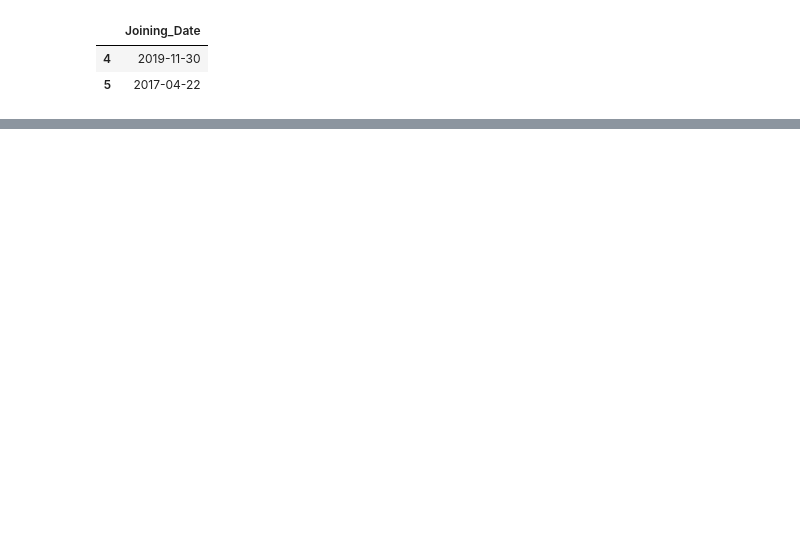
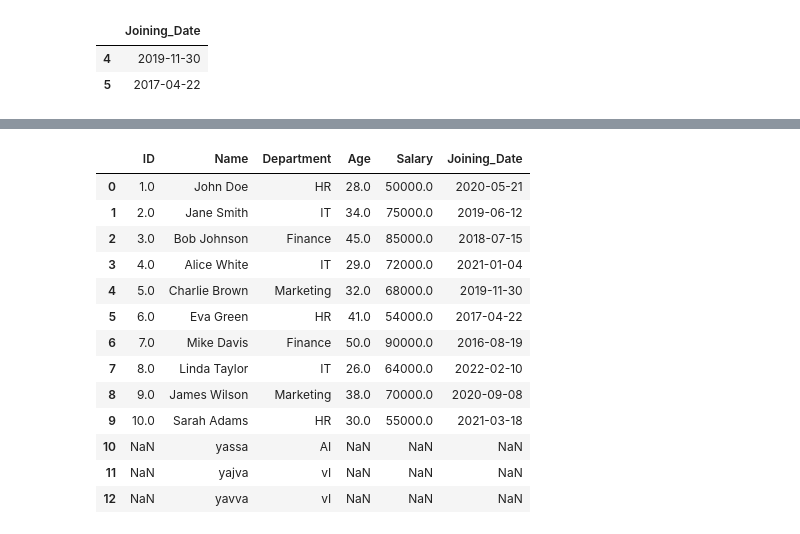
Before and after one commit to yassa404/EgyptDigitalAI_Track, a Jupyter notebook: python/on session/Pandas.ipynb, the cells around one changed output, grey strips where cells are left out. Cells and saved outputs as stored; diff of their text form; code cells hidden in the pictures; blank space fills up the shorter version.

```diff
--- a/python/on session/Pandas.ipynb
+++ b/python/on session/Pandas.ipynb
@@ -446,0 +505,3 @@ data.iloc[[3,4],-1:]
+# %%
+df=pd.read_csv(path)
+df
@@ -446,0 +520,3 @@ data.iloc[[3,4],-1:]
+# %%
+hazem={'Name':'yassa','Department':'AI'}
+df.loc[len(df)]=hazem
@@ -446,0 +575,3 @@ data.iloc[[3,4],-1:]
+# %%
+hajvem={'Name':'yajva','Department':'vI'}
+df.loc[len(df)]=havvem
@@ -446,0 +604,20 @@ data.iloc[[3,4],-1:]
+# %%
+havvem={'Name':'yavva','Department':'vI'}
+df.loc[len(df)]=havvem
+# %%
+df
+# %% [output]
+|  | ID | Name | Department | Age | Salary | Joining_Date |
+| 0 | 1.0 | John Doe | HR | 28.0 | 50000.0 | 2020-05-21 |
+| 1 | 2.0 | Jane Smith | IT | 34.0 | 75000.0 | 2019-06-12 |
+| 2 | 3.0 | Bob Johnson | Finance | 45.0 | 85000.0 | 2018-07-15 |
+| 3 | 4.0 | Alice White | IT | 29.0 | 72000.0 | 2021-01-04 |
+| 4 | 5.0 | Charlie Brown | Marketing | 32.0 | 68000.0 | 2019-11-30 |
+| 5 | 6.0 | Eva Green | HR | 41.0 | 54000.0 | 2017-04-22 |
+| 6 | 7.0 | Mike Davis | Finance | 50.0 | 90000.0 | 2016-08-19 |
+| 7 | 8.0 | Linda Taylor | IT | 26.0 | 64000.0 | 2022-02-10 |
+| 8 | 9.0 | James Wilson | Marketing | 38.0 | 70000.0 | 2020-09-08 |
+| 9 | 10.0 | Sarah Adams | HR | 30.0 | 55000.0 | 2021-03-18 |
+| 10 | NaN | yassa | AI | NaN | NaN | NaN |
+| 11 | NaN | yajva | vI | NaN | NaN | NaN |
+| 12 | NaN | yavva | vI | NaN | NaN | NaN |
```
Also changed, not shown: parts of 73 cells of this notebook.
